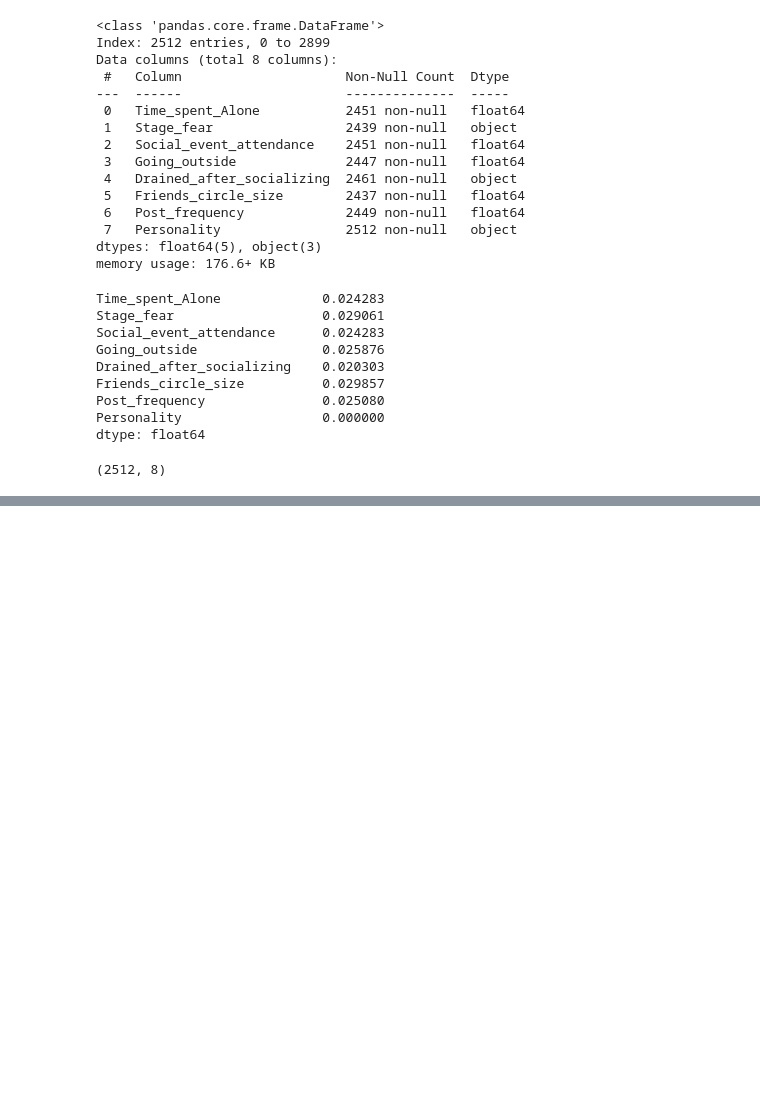
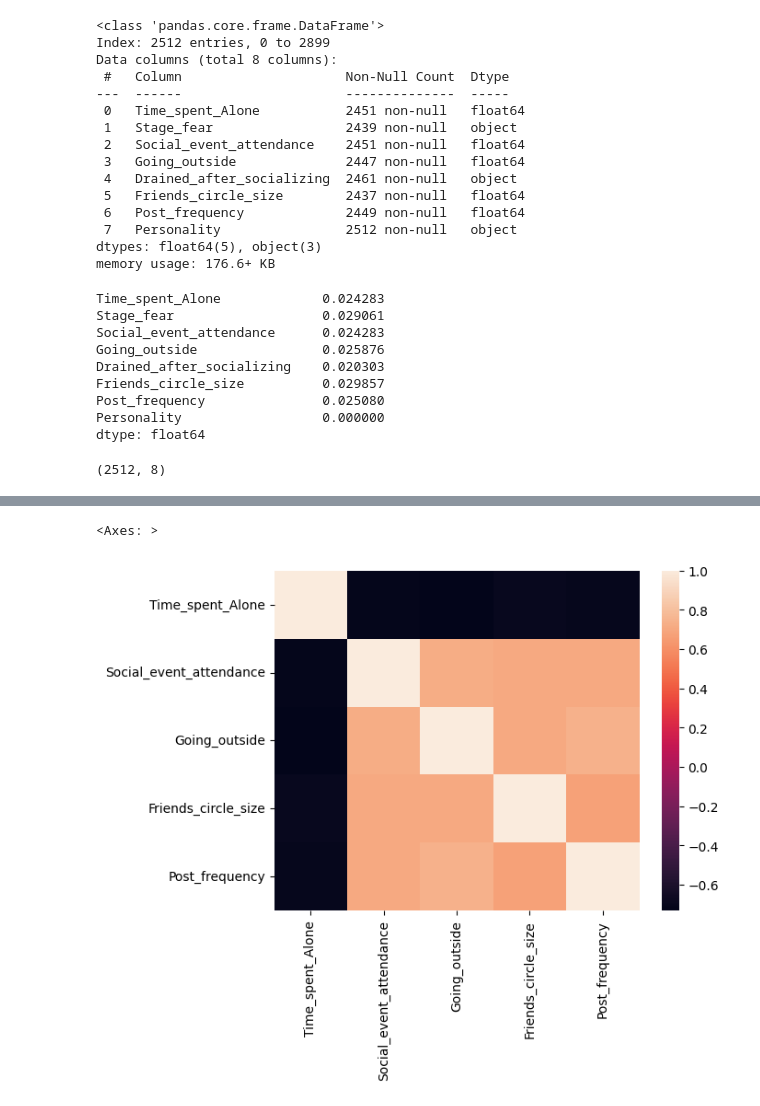
Before and after one commit to AkHiLdEvGoD/Personality-Prediction, a Jupyter notebook: experiments/notebook.ipynb, the cells around one changed output, grey strips where cells are left out. Saved outputs shown, nothing was run; the diff lists cells and outputs as text; code cells hidden in the pictures; blank space fills up the shorter version.

```diff
--- a/experiments/notebook.ipynb
+++ b/experiments/notebook.ipynb
@@ -65,0 +88,6 @@ df.shape
+# %%
+cor = df[num_cols].corr()
+sns.heatmap(cor)
+# %% [output]
+<Axes: >
+[figure, added]
```
Also changed, not shown: parts of 27 cells of this notebook, 5 other files.
